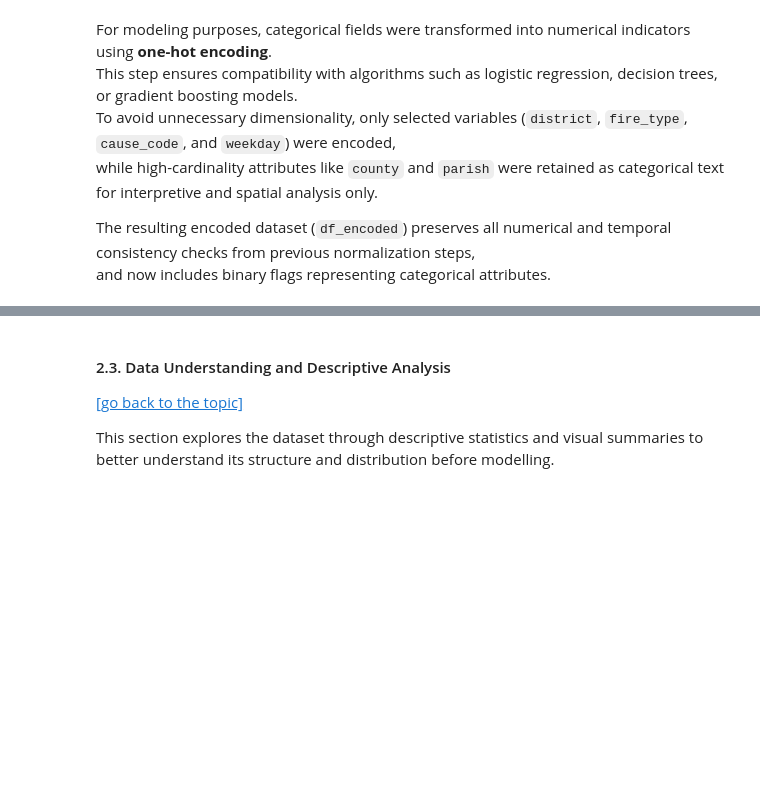
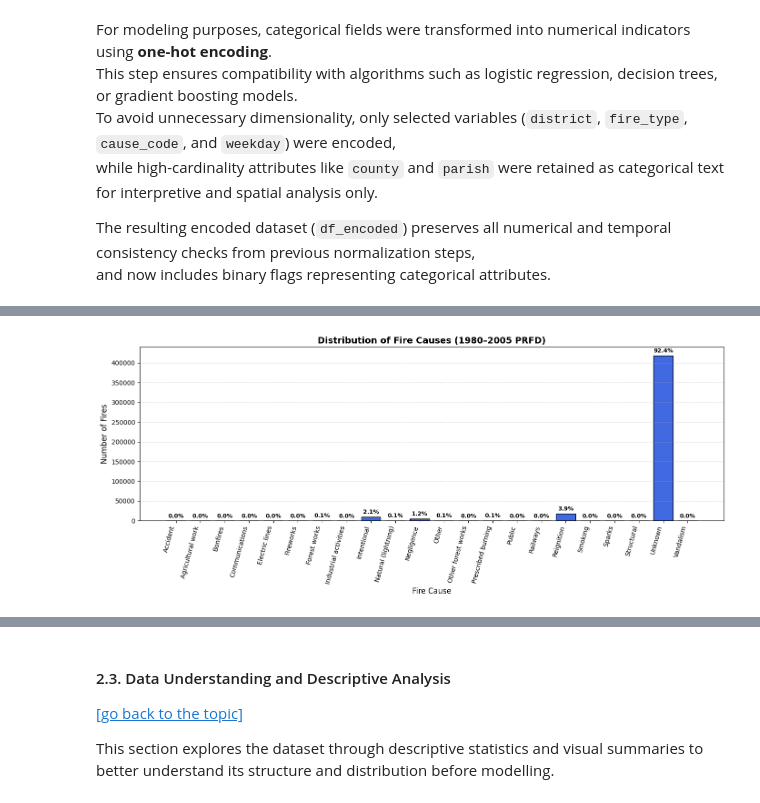
Before and after one commit to Mihalachee/RuralFireDatabase, a Jupyter notebook: project.ipynb, the cells around one changed output, grey strips where cells are left out. Saved outputs shown, nothing was run; the diff lists cells and outputs as text; code cells hidden in the pictures; blank space fills up the shorter version.

Commit message:
FIX: Unknown problem resolved and explainded | ADD: Pre-modeling (not finished)

```diff
--- a/project.ipynb
+++ b/project.ipynb
@@ -554,0 +651,59 @@ and now includes binary flags representing categorical attributes.
+# %%
+# --- Mapping adapted from README (PRFD 2011) ---
+cause_names = {
+    0: "Unknown",
+    1: "Negligence",
+    2: "Prescribed burning",
+    3: "Forest works",
+    4: "Bonfires",
+    5: "Smoking",
+    6: "Sparks",
+    7: "Railways",
+    8: "Electric lines",
+    9: "Fireworks",
+    10: "Intentional",
+    11: "Natural (lightning)",
+    12: "Unknown",
+    13: "Other",
+    14: "Agricultural work",
+    15: "Other forest works",
+    16: "Industrial activities",
+    17: "Communications",
+    18: "Public",
+    19: "Reignition",
+    20: "Accident",
+    21: "Structural",
+    22: "Vandalism"
+}
+
+# --- Map numeric codes to names ---
+df['cause_name'] = df['cause_code'].map(cause_names)
+
+# --- Count occurrences ---
+cause_counts = df['cause_name'].value_counts().sort_index()
+
+# --- Calculate percentages ---
+total_fires = cause_counts.sum()
+percentages = (cause_counts / total_fires) * 100
+
+# --- Plot ---
+plt.figure(figsize=(14,6))
+bars = plt.bar(cause_counts.index, cause_counts.values, color='royalblue', edgecolor='black')
+
+# Title and labels
+plt.title("Distribution of Fire Causes (1980–2005 PRFD)", fontsize=14, weight='bold')
+plt.xlabel("Fire Cause", fontsize=12)
+plt.ylabel("Number of Fires", fontsize=12)
+plt.xticks(rotation=75, ha='right')
+plt.grid(axis='y', linestyle='--', alpha=0.5)
+
+# Add percentage labels on top of bars
+for bar, pct in zip(bars, percentages):
+    height = bar.get_height()
+    plt.text(bar.get_x() + bar.get_width()/2, height + (0.01 * max(cause_counts.values)),
+             f"{pct:.1f}%", ha='center', va='bottom', fontsize=9, fontweight='bold', color='black')
+
+plt.tight_layout()
+plt.show()
+# %% [output]
+[figure, added]
```
Also changed, not shown: parts of 39 cells of this notebook.
